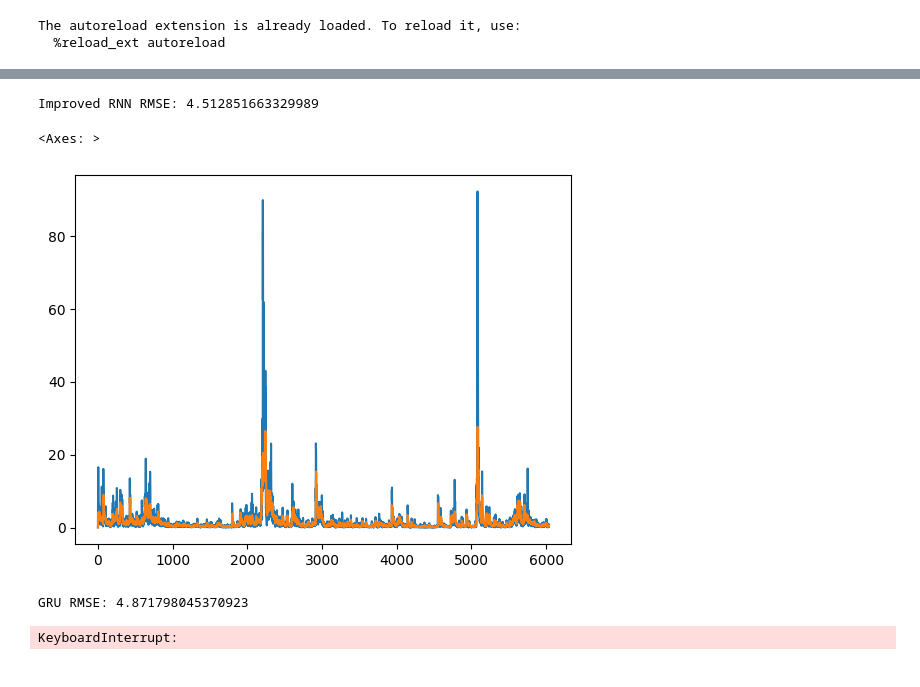
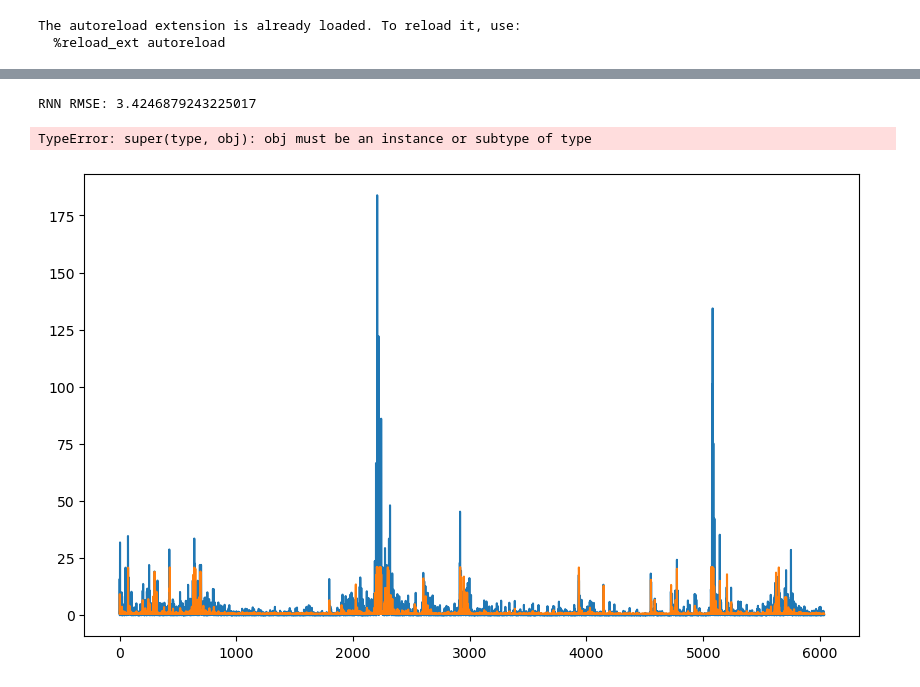
Before and after one commit to steveya/volatility-forecast, a Jupyter notebook: notebook/volatility_forecasts_3.ipynb, the cells around one changed output, grey strips where cells are left out. Drawn from its saved outputs; the diff is of its cells as text; code cells hidden in the pictures.

```diff
--- a/notebook/volatility_forecasts_3.ipynb
+++ b/notebook/volatility_forecasts_3.ipynb
@@ -153,66 +121,24 @@ fc.bias:
 # %%
-improvd_rnn_model = ImprovedRNNVolatilityModel(
-    input_size=X.shape[1],
-    hidden_size=2,
-    num_layers=1,
-    #dropout=0.2,
-)
-improvd_rnn_rmse, improvd_rnn_predictions = evaluate_model(
-    improvd_rnn_model,
-    X_normalized, y,
-    returns=returns,
-    train_size=train_size, test_size=test_size,
-    epochs=100
-)
-print(f"Improved RNN RMSE: {improvd_rnn_rmse}")
+
+rnn_model = RNNVolatilityModel(input_size=X.shape[1], hidden_size=3)
+rnn_rmse = evaluate_model(rnn_model, X, y, returns, train_size, test_size, learning_rate=0.1)
+print(f"RNN RMSE: {rnn_rmse}")
 # %% [output]
-Improved RNN RMSE: 4.512851663329989
+RNN RMSE: 3.4246879243225017
-# %%
-#pd.Series(y.flatten()).plot()
-pd.Series(improvd_rnn_predictions.flatten()).plot()
-pd.Series(stes_predictions).plot()
-# %% [output]
-<Axes: >
-[figure, removed]
 # %%
+
 # GRU Model
-gru_model = GRUVolatilityModel(
-    input_size=X.shape[1],
-    hidden_size=32,
-    num_layers=1,
-    dropout=0.2,
-)
-gru_rmse = evaluate_model(
-    gru_model,
-    X_normalized, y_normalized,
-    returns,
-    train_size, test_size,
-    scaler_y=scaler_y
-)
+gru_model = GRUVolatilityModel(input_size=X.shape[1], hidden_size=32)
+gru_rmse = evaluate_model(gru_model, X, y, returns, train_size, test_size, learning_rate=0.1)
 print(f"GRU RMSE: {gru_rmse}")
 # %% [output]
-GRU RMSE: 4.871798045370923
+TypeError: super(type, obj): obj must be an instance or subtype of type
-# %%
-# RNN Model
-for nonlinearity in ["tanh", "relu"]:
-    for hidden_size in [2, 8, 16, 32]:
-        for num_layers in [1, 3, 5]:
-            rnn_model = RNNVolatilityModel(
-                input_size=X.shape[1],
-                hidden_size=hidden_size,
-                num_layers=num_layers,
-                dropout=0.2,
-                nonlinearity=nonlinearity
-            )
-            rnn_rmse = evaluate_model(
-                rnn_model,
-                X_normalized, y_normalized,
-                returns,
-                train_size, test_size,
-                scaler_y=scaler_y,
-                epochs=100
-            )
-            print(f"Nonlinearity: {nonlinearity}, Hidden Size: {hidden_size}, Num Layers: {num_layers}")
-            print(f"RNN RMSE: {rnn_rmse}")
-# %% [output]
-KeyboardInterrupt:
+# %%
+# plot the predicted volatility from STES and RNN
+plt.figure(figsize=(10, 6))
+plt.plot(y)
+plt.plot(rnn_model.predict(X, returns=returns))
+#plt.plot(stes_model.predict(X, returns=returns))
+plt.show()
+# %% [output]
+[figure, added]
```
Also changed, not shown: parts of 13 cells of this notebook, 2 other files.
